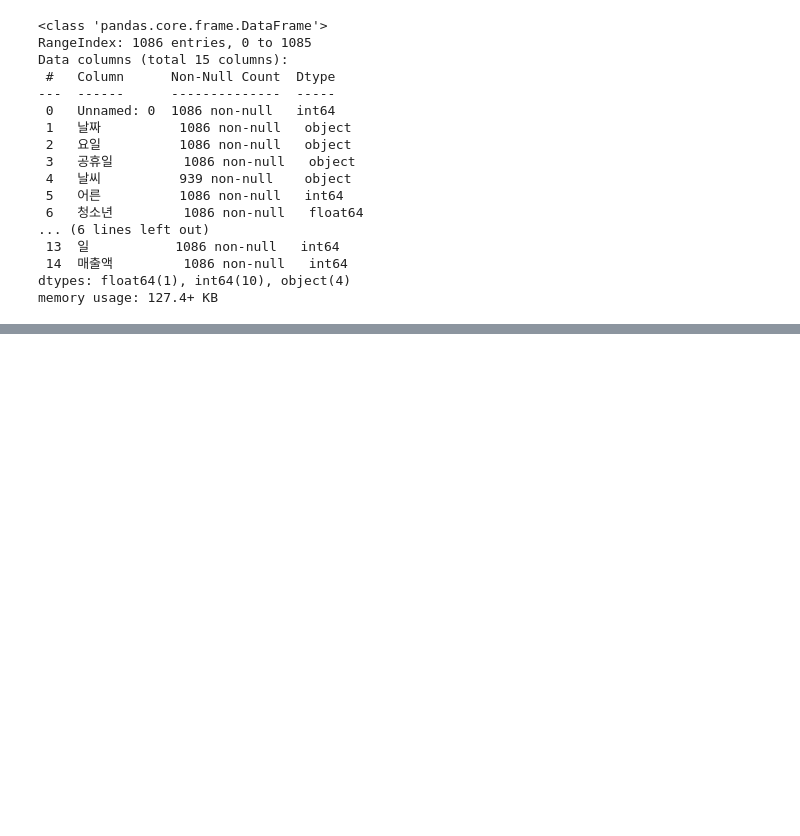
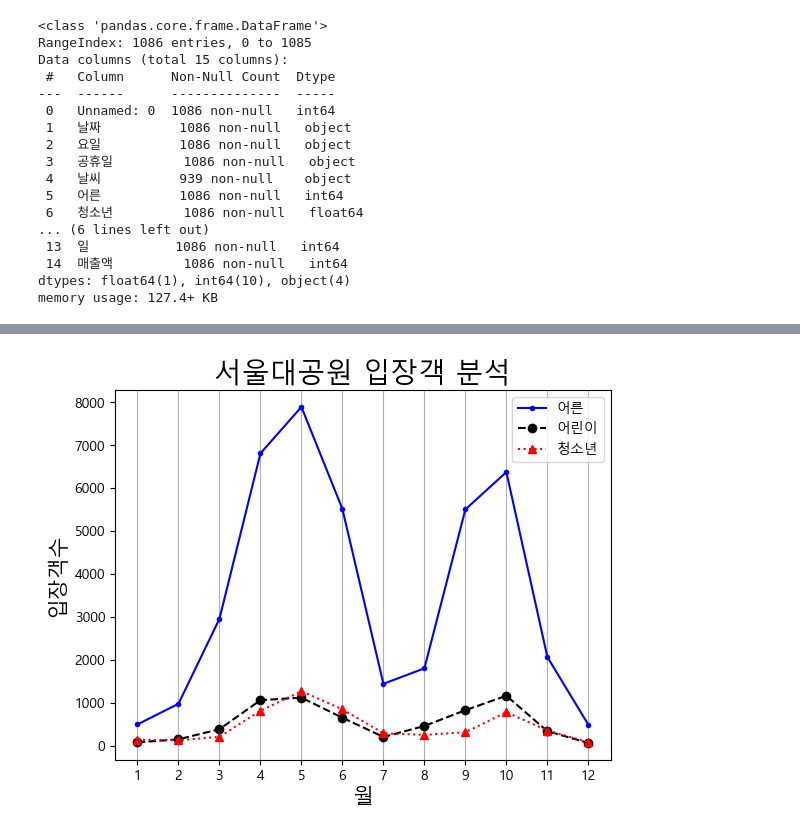
Before and after one commit to jaeseung9/jsStudy, a Jupyter notebook: 12_pandas/data_visualization/2_선 그래프와 막대 그래프.ipynb, the cells around one changed output, grey strips where cells are left out. Cells and saved outputs as stored; diff of their text form; code cells hidden in the pictures; blank space fills up the shorter version.

```diff
--- a/12_pandas/data_visualization/2_선 그래프와 막대 그래프.ipynb
+++ b/12_pandas/data_visualization/2_선 그래프와 막대 그래프.ipynb
@@ -40,0 +98,13 @@ memory usage: 127.4+ KB
+# %%
+plt.title("서울대공원 입장객 분석", fontsize=20)    # 그래프 제목
+plt.plot(df_mon["어른"], marker=".", linestyle="-", color="b", label="어른")
+plt.plot(df_mon["어린이"], marker="o", linestyle="--", color="k", label="어린이")
+plt.plot(df_mon["청소년"], marker="^", linestyle=":", color="r", label="청소년")
+plt.xlabel("월", fontsize=15)
+plt.ylabel("입장객수", fontsize=15)
+plt.grid(True, axis="x")      # x 축에만 격자 생성
+plt.legend()
+plt.xticks([mon for mon in range(1, 13)])   # x축 눈금 조절 : 1부터 12가 들어있는 리스트를 xticks에 전달
+plt.show()
+# %% [output]
+[figure, added]
```
Also changed, not shown: parts of 20 cells of this notebook, 8 other files.
